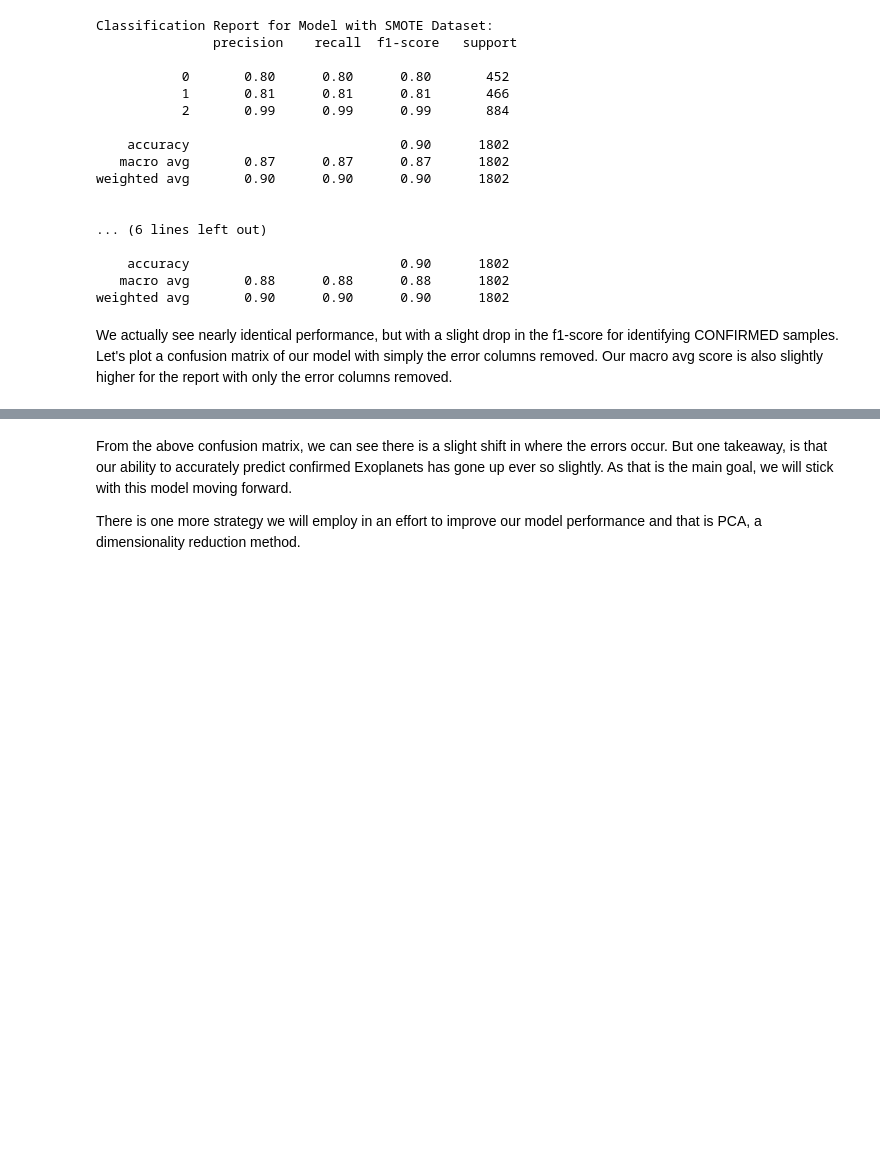
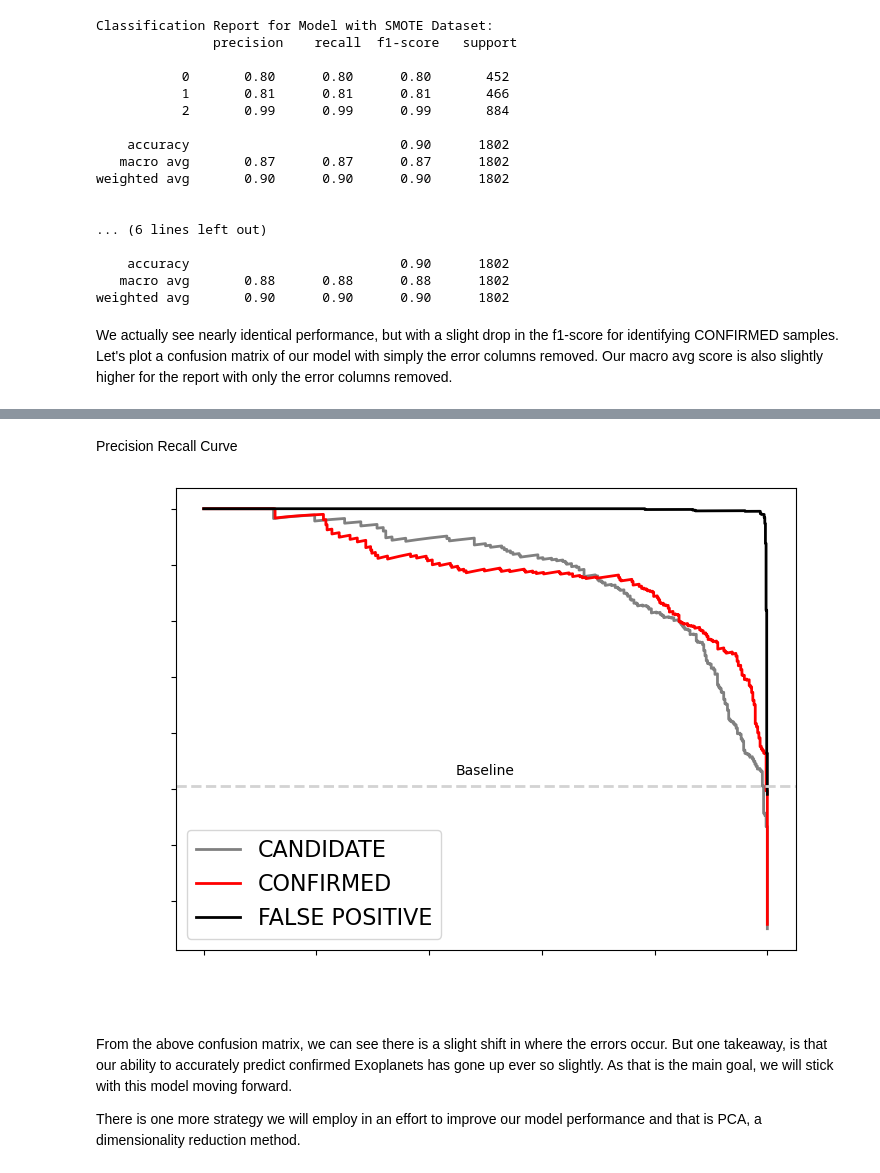
Before and after one commit to adrianveen/lhl_final_project, a Jupyter notebook: notebooks/preprocessing.ipynb, the cells around one changed output, grey strips where cells are left out. Saved outputs shown, nothing was run; the diff lists cells and outputs as text; code cells hidden in the pictures; blank space fills up the shorter version.

```diff
--- a/notebooks/preprocessing.ipynb
+++ b/notebooks/preprocessing.ipynb
@@ -1297,3 +1314,45 @@ sns.heatmap(cm, annot=True, cmap='Blues', fmt='g')
+# %% [markdown]
+Precision Recall Curve
+# %%
+#binarize the output labels for each class
+y_test_binarized = label_binarize(y_test_no_err, classes=[0, 1, 2])
+
+#get the probability scores
+y_scores = xgbc.predict_proba(X_test_no_err)
+
+#class names
+class_names = ['CANDIDATE', 'CONFIRMED', 'FALSE POSITIVE']
+
+#set colour scheme
+colors = ['grey', 'red', 'black']
+
+# Plotting Precision-Recall curve for each class
+plt.figure(figsize=(8, 6), facecolor='none')  # Transparent background
+
+for i, color in zip(range(3), colors):
+    precision, recall, _ = precision_recall_curve(y_test_binarized[:, i], y_scores[:, i])
+    plt.plot(recall, precision, lw=2, label=f'{class_names[i]}', color=color)
+
+# Add a light grey dashed baseline for the majority class precision
+majority_class_precision = 0.505385
+baseline_line = plt.axhline(y=majority_class_precision, color='lightgrey', linestyle='--', lw=2)
+
+# Label the baseline directly on the plot
+# You can adjust the x and y values as needed to position your label appropriately
+plt.text(0.5, majority_class_precision + 0.02, 'Baseline', color='black', ha='center')
+
+plt.xlabel('Recall', color='white', fontsize=14)
+plt.ylabel('Precision', color='white', fontsize=14)
+plt.legend(loc="best", fontsize=16)
+plt.grid(True, color='white')
+plt.xticks(color='white', fontsize=16)
+plt.yticks(color='white', fontsize=16)
+
+# Save the plot
+plt.savefig('precision_recall_curve.png', bbox_inches='tight', transparent=True, facecolor='none')
+plt.show()
+# %% [output]
+[figure, added]
 # %% [markdown]
 From the above confusion matrix, we can see there is a slight shift in where the errors occur. But one takeaway, is that our ability to accurately predict confirmed Exoplanets has gone up ever so slightly. As that is the main goal, we will stick with this model moving forward.
 
```
Also changed, not shown: parts of 3 cells of this notebook, 3 other files.
